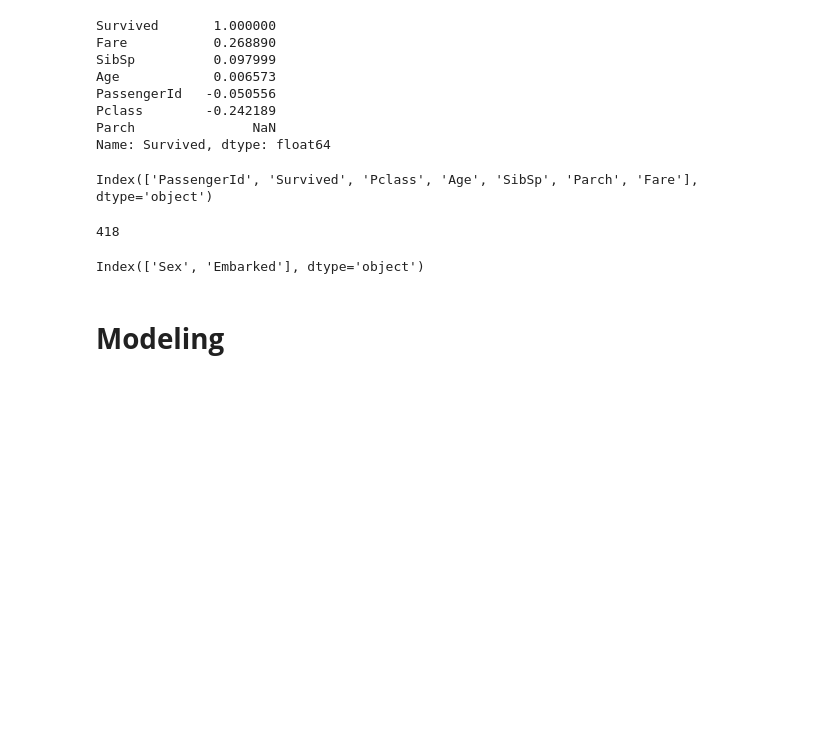
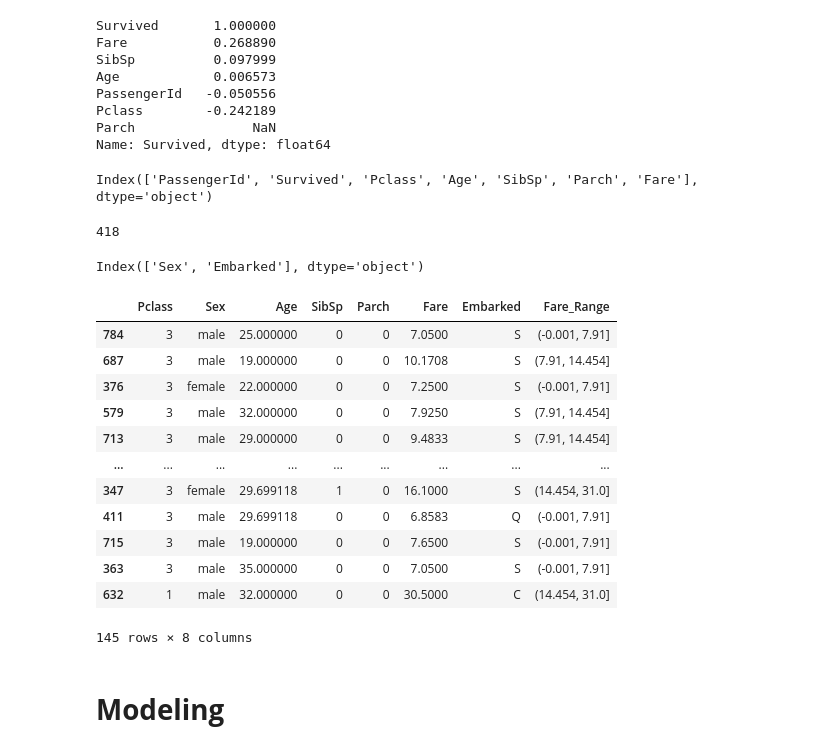
Before and after one commit to younis-ba/Titanic-, a Jupyter notebook: titanic-survival-prediction-using-machine-learning.ipynb, the cells around one changed output. Saved outputs shown, nothing was run; the diff lists cells and outputs as text; code cells hidden in the pictures; blank space fills up the shorter version.

```diff
--- a/titanic-survival-prediction-using-machine-learning.ipynb
+++ b/titanic-survival-prediction-using-machine-learning.ipynb
@@ -321,6 +321,22 @@ preprocessor = ColumnTransformer(
 # %%
 #split the data for training and testing
 X_train, X_test, y_train, y_test = train_test_split(X, y,test_size=0.25, random_state=7)
+# %%
+X_test
+# %% [output]
+|  | Pclass | Sex | Age | SibSp | Parch | Fare | Embarked | Fare_Range |
+| 784 | 3 | male | 25.000000 | 0 | 0 | 7.0500 | S | (-0.001, 7.91] |
+| 687 | 3 | male | 19.000000 | 0 | 0 | 10.1708 | S | (7.91, 14.454] |
+| 376 | 3 | female | 22.000000 | 0 | 0 | 7.2500 | S | (-0.001, 7.91] |
+| 579 | 3 | male | 32.000000 | 0 | 0 | 7.9250 | S | (7.91, 14.454] |
+| 713 | 3 | male | 29.000000 | 0 | 0 | 9.4833 | S | (7.91, 14.454] |
+| ... | ... | ... | ... | ... | ... | ... | ... | ... |
+| 347 | 3 | female | 29.699118 | 1 | 0 | 16.1000 | S | (14.454, 31.0] |
+| 411 | 3 | male | 29.699118 | 0 | 0 | 6.8583 | Q | (-0.001, 7.91] |
+| 715 | 3 | male | 19.000000 | 0 | 0 | 7.6500 | S | (-0.001, 7.91] |
+| 363 | 3 | male | 35.000000 | 0 | 0 | 7.0500 | S | (-0.001, 7.91] |
+| 632 | 1 | male | 32.000000 | 0 | 0 | 30.5000 | C | (14.454, 31.0] |
+145 rows × 8 columns
 # %% [markdown]
 # **Modeling**
 # %%
```
Also changed, not shown: parts of 9 cells of this notebook.
